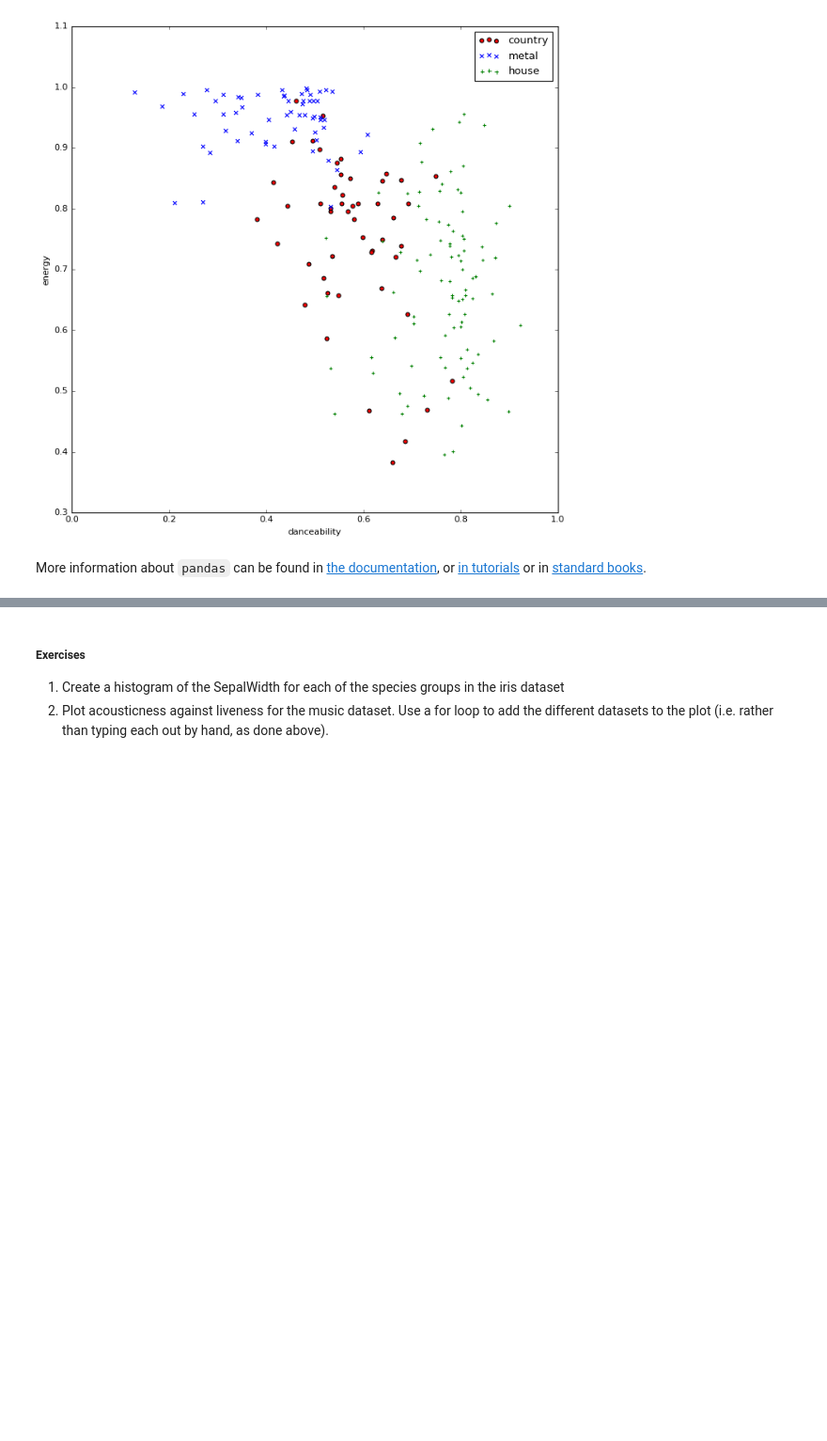
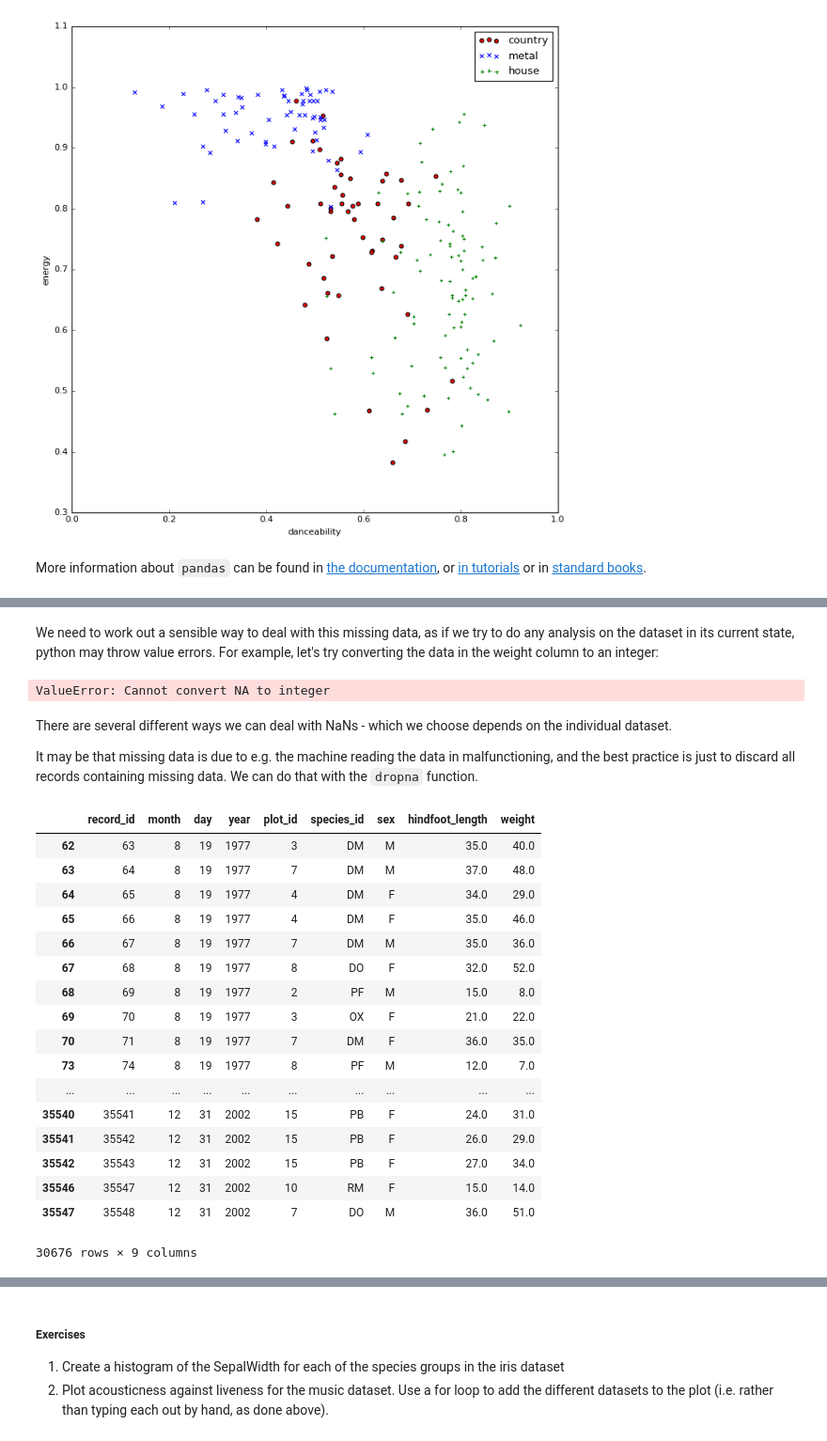
Before and after one commit to IanHawke/msc-or-python, a Jupyter notebook: 03-plotting-data.ipynb, the cells around one changed output, grey strips where cells are left out. Shown at 94% size. Cells and saved outputs as stored; diff of their text form; code cells hidden in the pictures; blank space fills up the shorter version.

Commit message:
Added stuff on dealing with messy data, closes #7

```diff
--- a/03-plotting-data.ipynb
+++ b/03-plotting-data.ipynb
@@ -337,0 +367,2 @@ More information about `pandas` can be found in [the documentation](http://panda
+# %%
+survey = pandas.read_excel('surveys.xlsx')
@@ -337,0 +393,31 @@ More information about `pandas` can be found in [the documentation](http://panda
+# %% [markdown]
+We need to work out a sensible way to deal with this missing data, as if we try to do any analysis on the dataset in its current state, python may throw value errors. For example, let's try converting the data in the weight column to an integer:
+# %%
+survey.weight.astype('int')
+# %% [output]
+ValueError: Cannot convert NA to integer
+# %% [markdown]
+There are several different ways we can deal with NaNs - which we choose depends on the individual dataset.
+
+It may be that missing data is due to e.g. the machine reading the data in malfunctioning, and the best practice is just to discard all records containing missing data. We can do that with the `dropna` function.
+# %%
+survey.dropna()
+# %% [output]
+|  | record_id | month | day | year | plot_id | species_id | sex | hindfoot_length | weight |
+| 62 | 63 | 8 | 19 | 1977 | 3 | DM | M | 35.0 | 40.0 |
+| 63 | 64 | 8 | 19 | 1977 | 7 | DM | M | 37.0 | 48.0 |
+| 64 | 65 | 8 | 19 | 1977 | 4 | DM | F | 34.0 | 29.0 |
+| 65 | 66 | 8 | 19 | 1977 | 4 | DM | F | 35.0 | 46.0 |
+| 66 | 67 | 8 | 19 | 1977 | 7 | DM | M | 35.0 | 36.0 |
+| 67 | 68 | 8 | 19 | 1977 | 8 | DO | F | 32.0 | 52.0 |
+| 68 | 69 | 8 | 19 | 1977 | 2 | PF | M | 15.0 | 8.0 |
+| 69 | 70 | 8 | 19 | 1977 | 3 | OX | F | 21.0 | 22.0 |
+| 70 | 71 | 8 | 19 | 1977 | 7 | DM | F | 36.0 | 35.0 |
+| 73 | 74 | 8 | 19 | 1977 | 8 | PF | M | 12.0 | 7.0 |
+| ... | ... | ... | ... | ... | ... | ... | ... | ... | ... |
+| 35540 | 35541 | 12 | 31 | 2002 | 15 | PB | F | 24.0 | 31.0 |
+| 35541 | 35542 | 12 | 31 | 2002 | 15 | PB | F | 26.0 | 29.0 |
+| 35542 | 35543 | 12 | 31 | 2002 | 15 | PB | F | 27.0 | 34.0 |
+| 35546 | 35547 | 12 | 31 | 2002 | 10 | RM | F | 15.0 | 14.0 |
+| 35547 | 35548 | 12 | 31 | 2002 | 7 | DO | M | 36.0 | 51.0 |
+30676 rows × 9 columns
```
Also changed, not shown: parts of 19 cells of this notebook, 1 other file.
